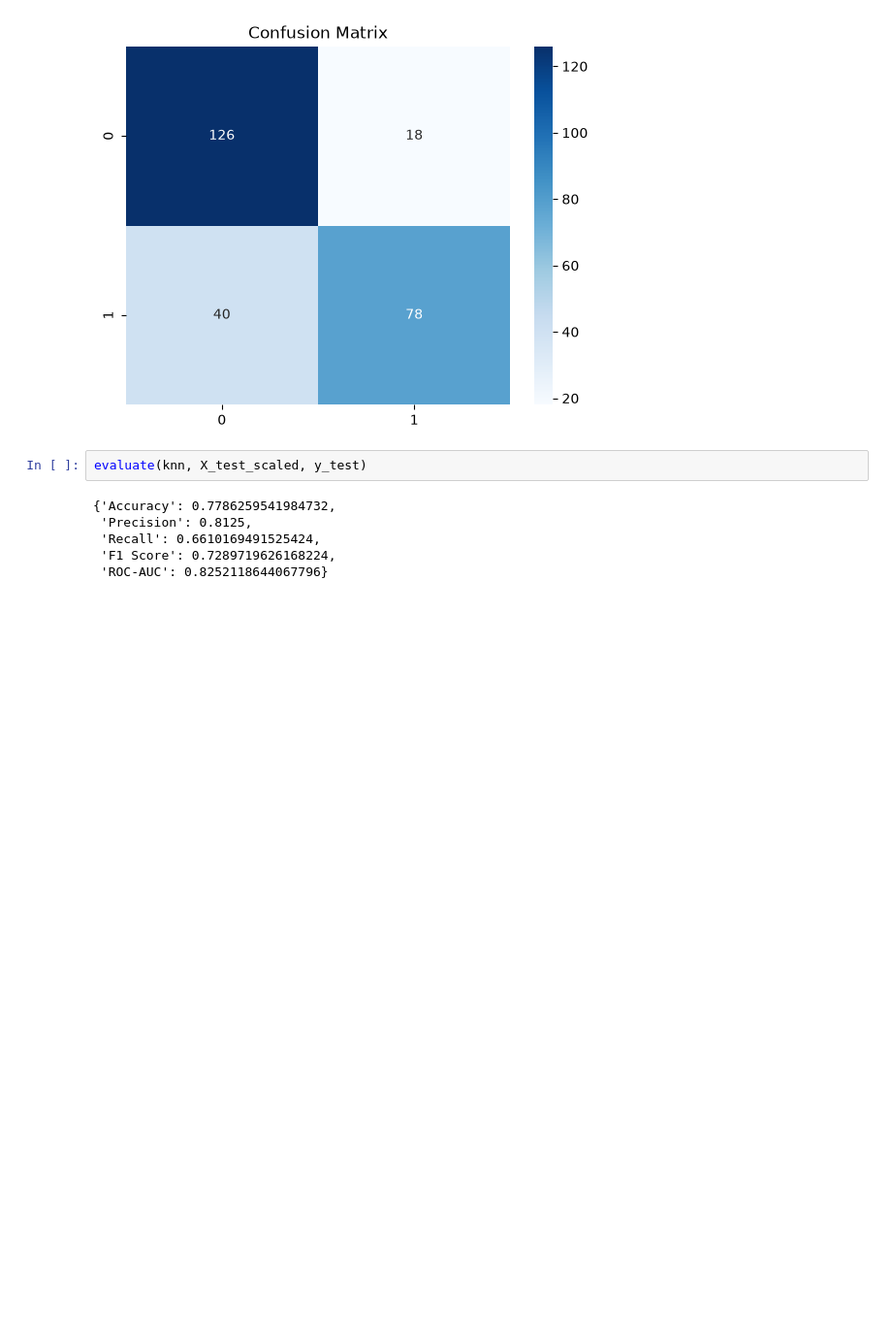
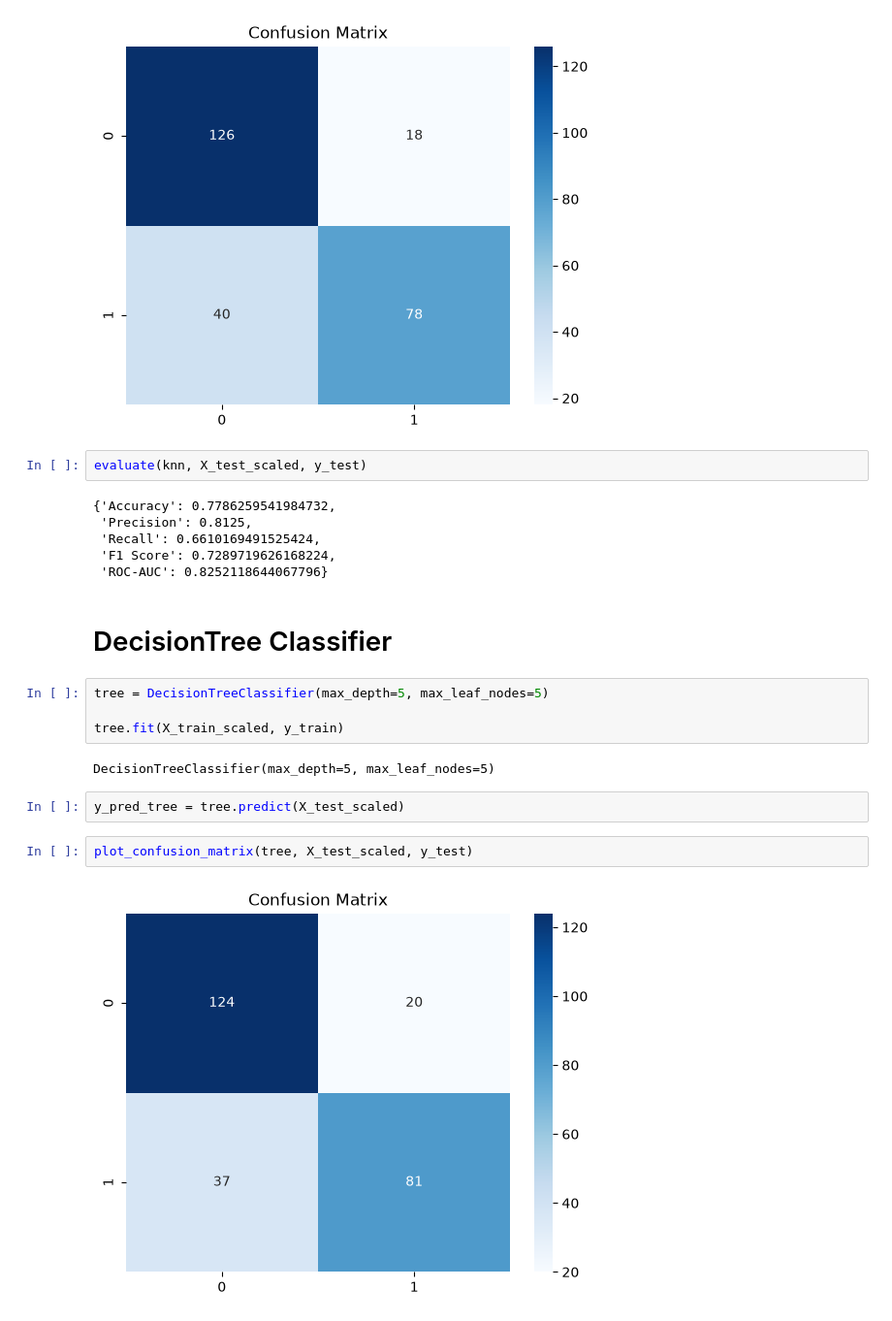
Before and after one commit to Mohamadzf23/titanic-survival-classification, a Jupyter notebook: src/titanic_classification.ipynb, the cells around one changed output. Shown at 97% size. Saved outputs shown, nothing was run; the diff lists cells and outputs as text; blank space fills up the shorter version.

Commit message:
add decision tree classifier

```diff
--- a/src/titanic_classification.ipynb
+++ b/src/titanic_classification.ipynb
@@ -663,3 +663,17 @@ evaluate(knn, X_test_scaled, y_test)
  'Recall': 0.6610169491525424,
  'F1 Score': 0.7289719626168224,
  'ROC-AUC': 0.8252118644067796}
+# %% [markdown]
+# DecisionTree Classifier
+# %%
+tree = DecisionTreeClassifier(max_depth=5, max_leaf_nodes=5)
+
+tree.fit(X_train_scaled, y_train)
+# %% [output]
+DecisionTreeClassifier(max_depth=5, max_leaf_nodes=5)
+# %%
+y_pred_tree = tree.predict(X_test_scaled)
+# %%
+plot_confusion_matrix(tree, X_test_scaled, y_test)
+# %% [output]
+[figure, added]
```
Also changed, not shown: parts of 1 cell of this notebook.
